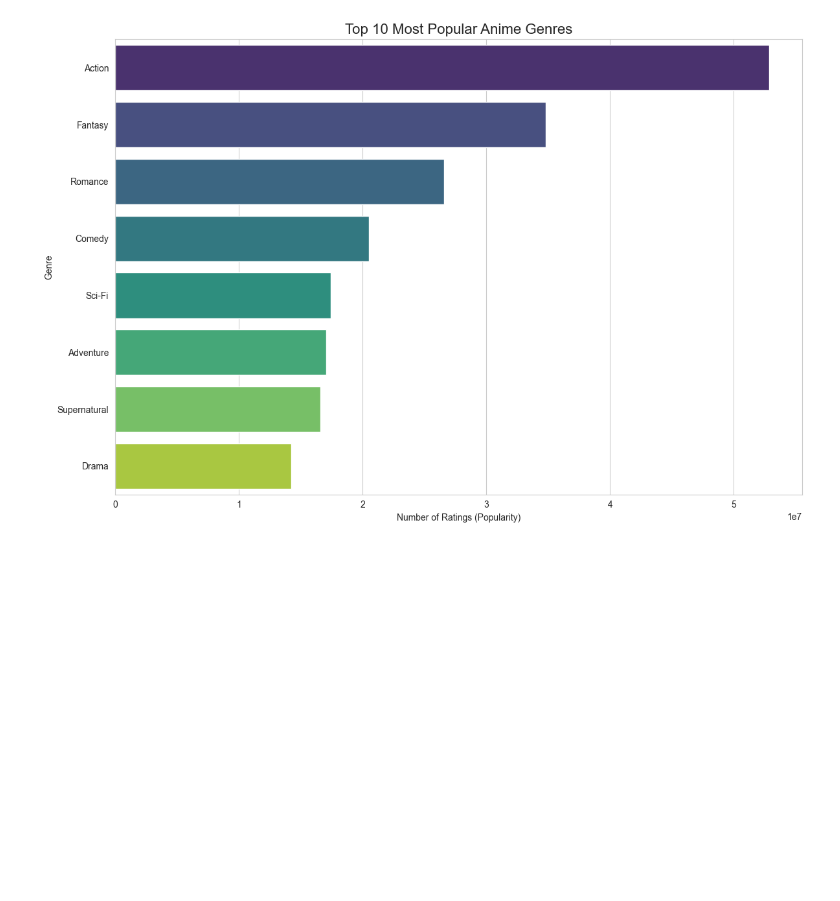
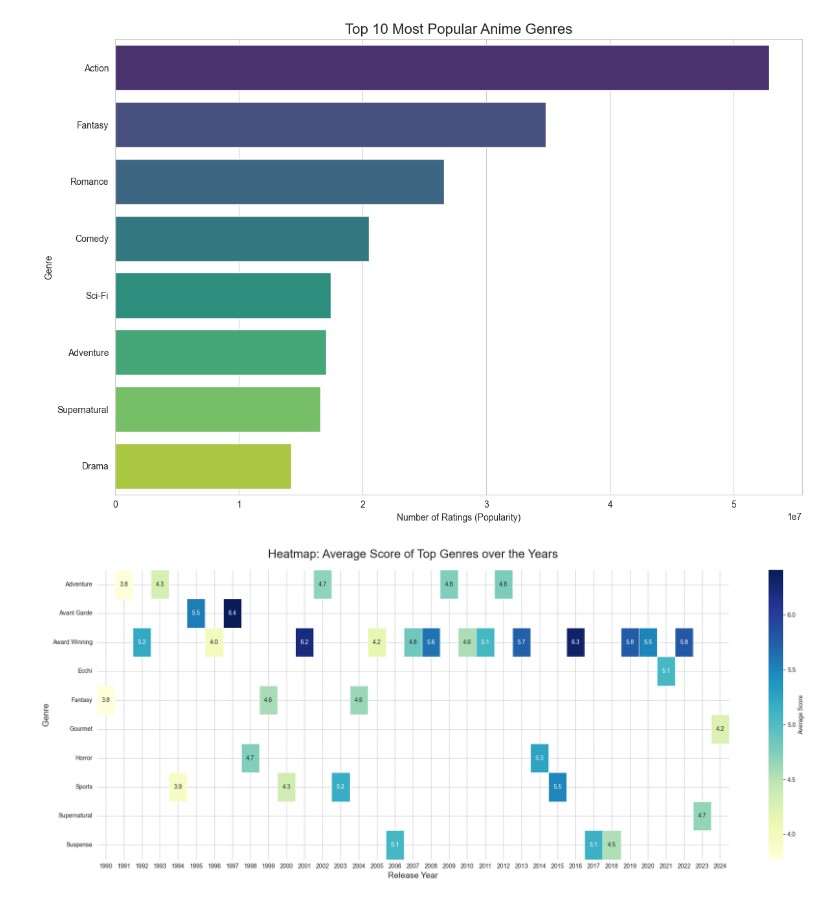
Before and after one commit to bil004/Anime, a Jupyter notebook: solution/analysis/fans/most_favorites_genre.ipynb, the cells around one changed output. Saved outputs shown, nothing was run; the diff lists cells and outputs as text; code cells hidden in the pictures; blank space fills up the shorter version.

Commit message:
updated most_favorites_genre

```diff
--- a/solution/analysis/fans/most_favorites_genre.ipynb
+++ b/solution/analysis/fans/most_favorites_genre.ipynb
@@ -156,0 +194,32 @@ plt.show()
+# %%
+# Selezioniamo i 10 generi più frequenti come "vincitori" per non avere una heatmap infinita
+top_genres = df_evolution['genre'].value_counts().nlargest(10).index
+
+# Creiamo la matrice: Anni sulle righe, Generi sulle colonne, Score come valore
+pivot_evolution = df_evolution[df_evolution['genre'].isin(top_genres)].pivot(
+    index='genre',
+    columns='release_year',
+    values='avg_score'
+)
+# %%
+
+plt.figure(figsize=(20, 8))
+
+# Disegniamo la mappa di calore
+sns.heatmap(
+    pivot_evolution,
+    annot=True,          # Scrive il voto dentro il quadratino
+    fmt=".1f",           # Formato con un decimale
+    cmap="YlGnBu",       # Colori dal giallo (basso) al blu (alto)
+    cbar_kws={'label': 'Average Score'},
+    linewidths=.5        # Linea di separazione tra i quadratini
+)
+
+plt.title('Heatmap: Average Score of Top Genres over the Years', fontsize=20, pad=20)
+plt.xlabel('Release Year', fontsize=14)
+plt.ylabel('Genre', fontsize=14)
+
+plt.tight_layout()
+plt.show()
+# %% [output]
+[figure, added]
```
Also changed, not shown: parts of 2 cells of this notebook, 1 other file.
